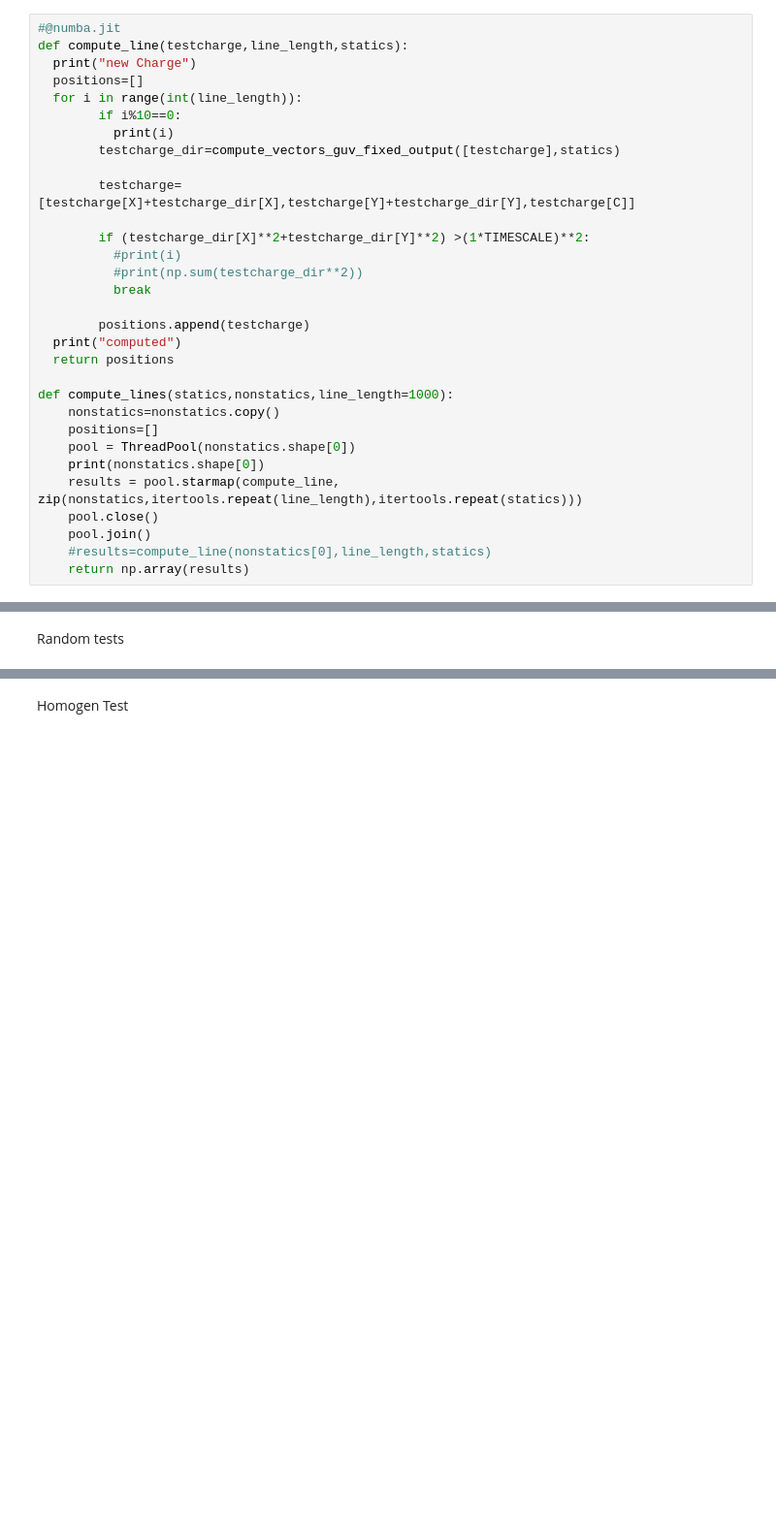
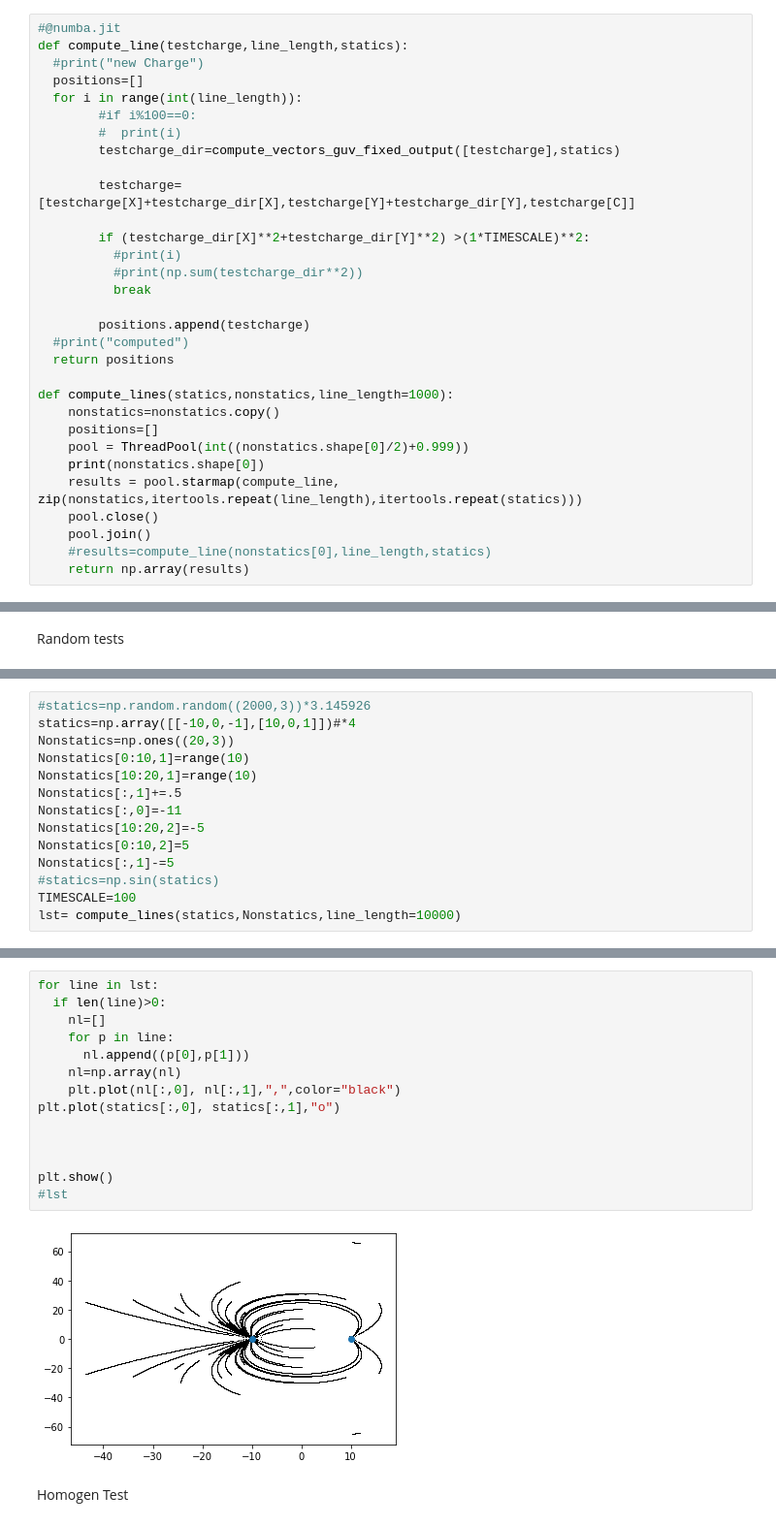
Before and after one commit to pyqt555/cudaFieldLines, a Jupyter notebook: main.ipynb, the cells around one changed output, grey strips where cells are left out. Shown: that part at 97% size. Saved outputs shown, nothing was run; the diff lists cells and outputs as text; blank space fills up the shorter version.

```diff
--- a/main.ipynb
+++ b/main.ipynb
@@ -185,11 +187,11 @@ def compute_vectors_guv_fixed_output(non_statics,statics):
 # %%
 #@numba.jit
 def compute_line(testcharge,line_length,statics):
-  print("new Charge")
+  #print("new Charge")
   positions=[]
   for i in range(int(line_length)):
-        if i%10==0:
-          print(i)
+        #if i%100==0:
+        #  print(i)
         testcharge_dir=compute_vectors_guv_fixed_output([testcharge],statics)
 
         testcharge=[testcharge[X]+testcharge_dir[X],testcharge[Y]+testcharge_dir[Y],testcharge[C]]
@@ -200,13 +202,13 @@ def compute_line(testcharge,line_length,statics):
           break
 
         positions.append(testcharge)
-  print("computed")
+  #print("computed")
   return positions
 
 def compute_lines(statics,nonstatics,line_length=1000):
     nonstatics=nonstatics.copy()
     positions=[]
-    pool = ThreadPool(nonstatics.shape[0])
+    pool = ThreadPool(int((nonstatics.shape[0]/2)+0.999))
     print(nonstatics.shape[0])
     results = pool.starmap(compute_line, zip(nonstatics,itertools.repeat(line_length),itertools.repeat(statics)))
     pool.close()
@@ -266,0 +227,14 @@ array([[2.13072496, 0.23678051, 0.86527544],
+# %%
+#statics=np.random.random((2000,3))*3.145926
+statics=np.array([[-10,0,-1],[10,0,1]])#*4
+Nonstatics=np.ones((20,3))
+Nonstatics[0:10,1]=range(10)
+Nonstatics[10:20,1]=range(10)
+Nonstatics[:,1]+=.5
+Nonstatics[:,0]=-11
+Nonstatics[10:20,2]=-5
+Nonstatics[0:10,2]=5
+Nonstatics[:,1]-=5
+#statics=np.sin(statics)
+TIMESCALE=100
+lst= compute_lines(statics,Nonstatics,line_length=10000)
@@ -267,3 +243,19 @@ array([[2.13072496, 0.23678051, 0.86527544],
+# %%
+for line in lst:
+  if len(line)>0:
+    nl=[]
+    for p in line:
+      nl.append((p[0],p[1]))
+    nl=np.array(nl)
+    plt.plot(nl[:,0], nl[:,1],",",color="black")
+plt.plot(statics[:,0], statics[:,1],"o")
+
+
+
+plt.show()
+#lst
+# %% [output]
+[figure, added]
 # %% [markdown]
 Homogen Test
 # %%
```
Also changed, not shown: parts of 9 cells of this notebook.
